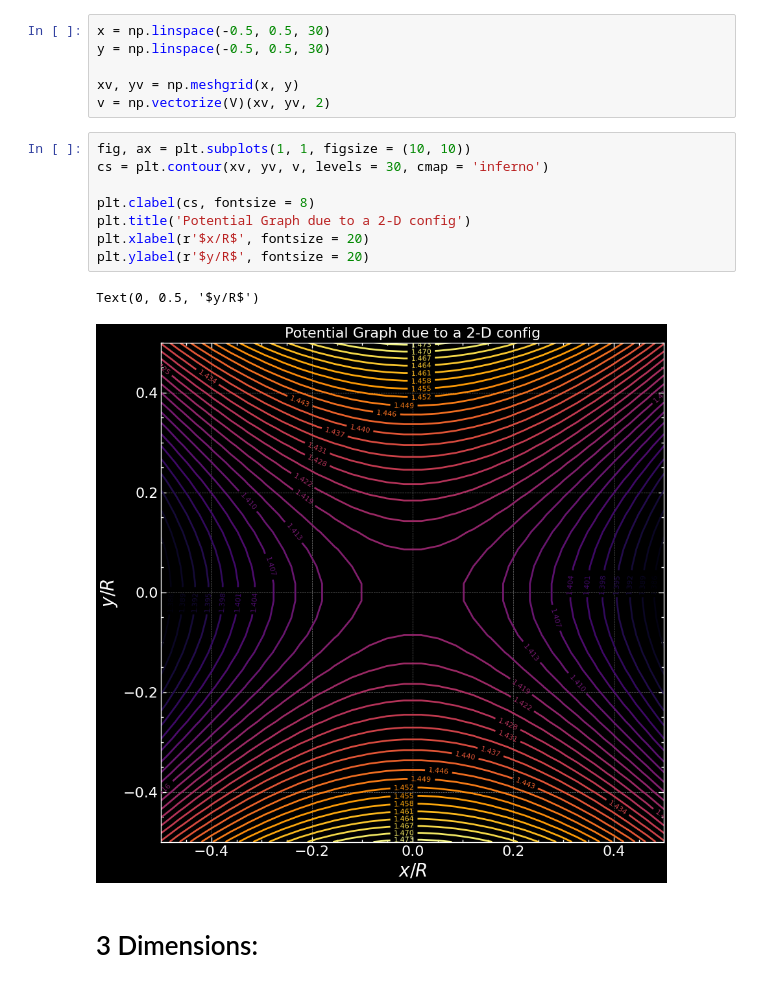
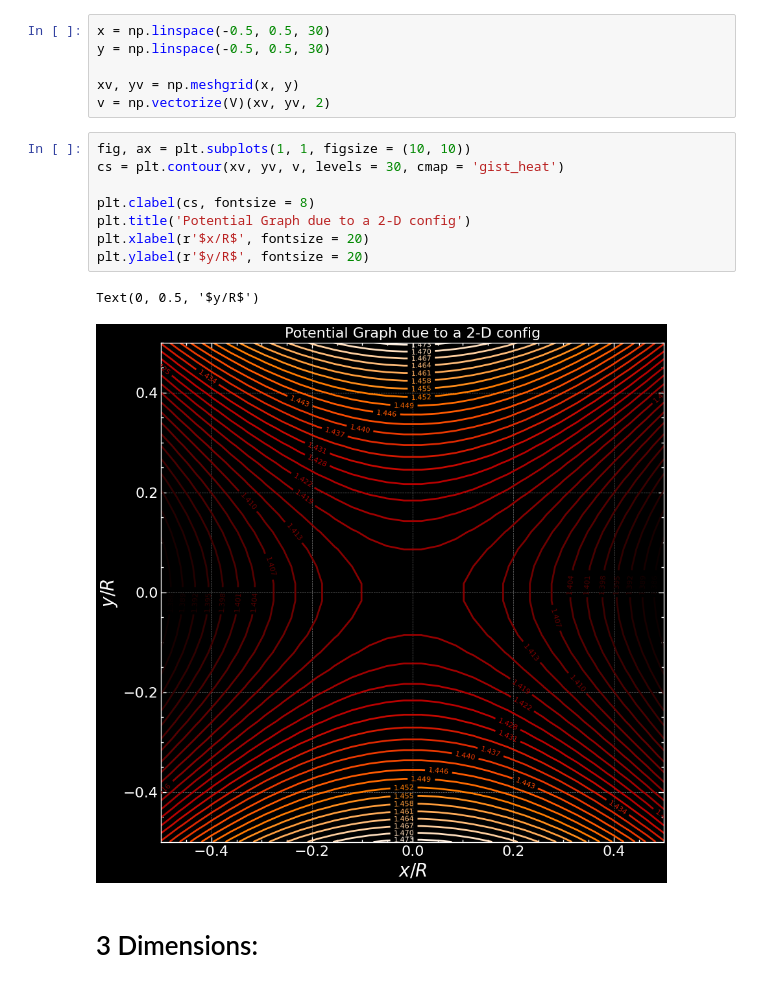
Before and after one commit to Siddhantshimpi/Siddhantshimpi, a Jupyter notebook: Physics/polarization.ipynb, the cells around one changed output. Drawn from its saved outputs; the diff is of its cells as text.

```diff
--- a/Physics/polarization.ipynb
+++ b/Physics/polarization.ipynb
@@ -202,15 +202,15 @@ xv, yv = np.meshgrid(x, y)
 v = np.vectorize(V)(xv, yv, 2)
 # %%
 fig, ax = plt.subplots(1, 1, figsize = (10, 10))
-cs = plt.contour(xv, yv, v, levels = 30, cmap = 'inferno')
+cs = plt.contour(xv, yv, v, levels = 30, cmap = 'gist_heat')
 
 plt.clabel(cs, fontsize = 8)
 plt.title('Potential Graph due to a 2-D config')
 plt.xlabel(r'$x/R$', fontsize = 20)
 plt.ylabel(r'$y/R$', fontsize = 20)
 # %% [output]
 Text(0, 0.5, '$y/R$')
-[figure, old version]
+[figure, new version]
 # %% [markdown]
 # 3 Dimensions:
 # %% [markdown]
```
Also changed, not shown: parts of 3 cells of this notebook, 2 other files.
